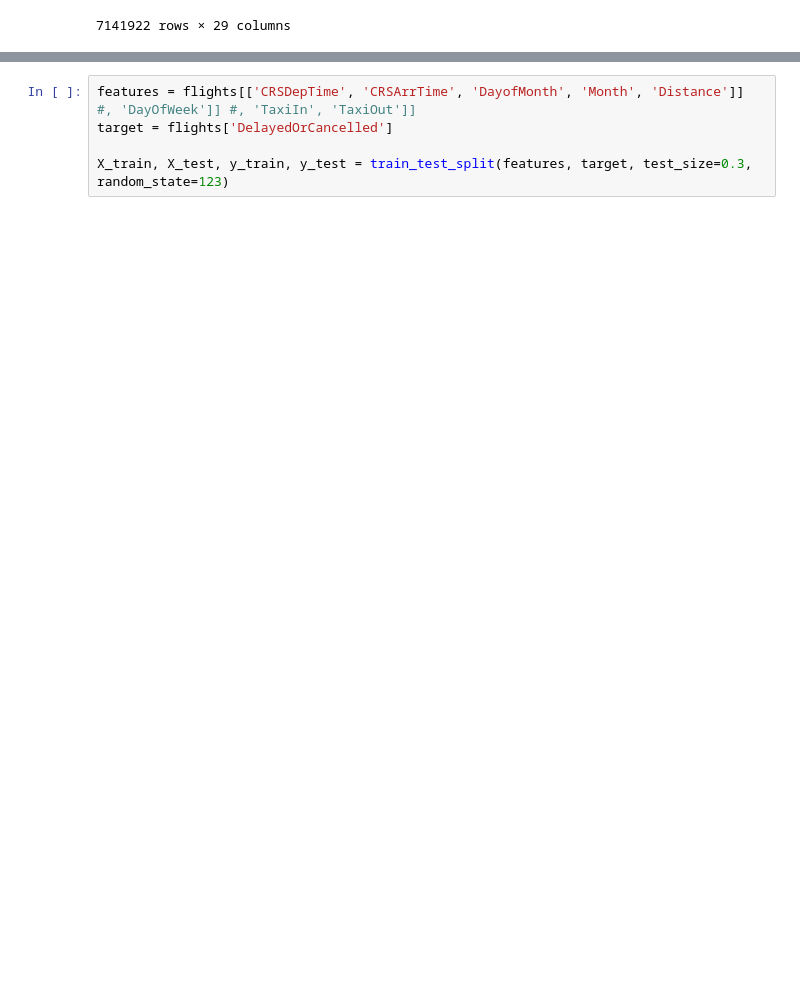
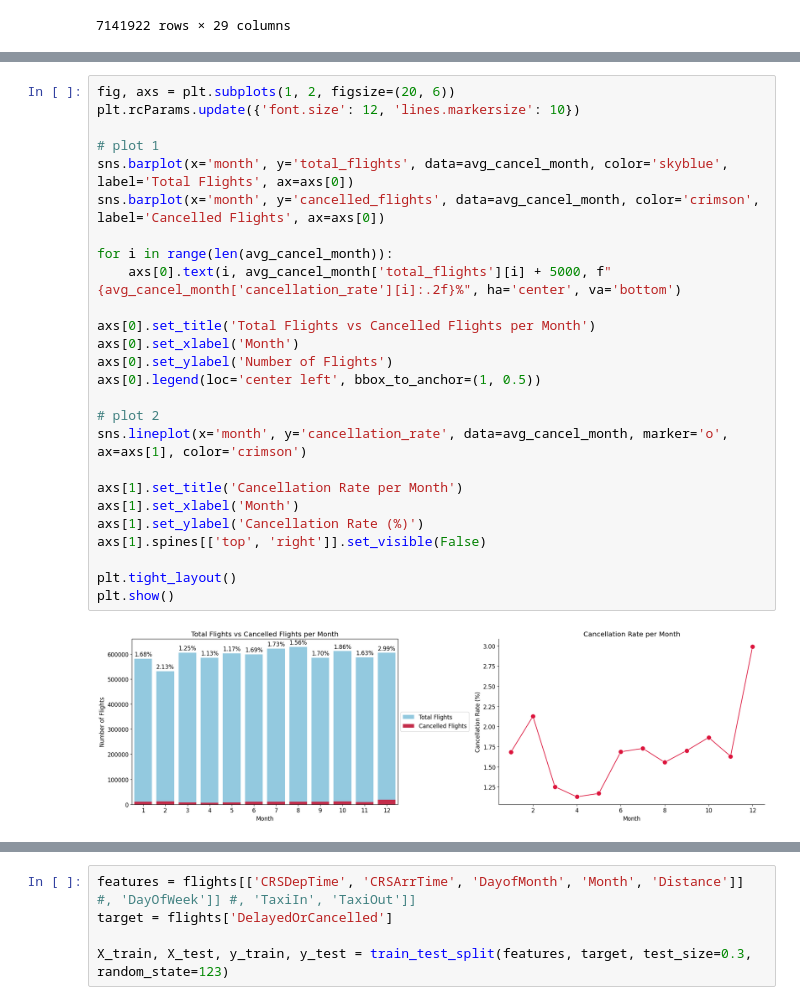
Before and after one commit to azrazainol/FlightData_LogisticRegression, a Jupyter notebook: STQD6324_Assignment_02.ipynb, the cells around one changed output, grey strips where cells are left out. Cells and saved outputs as stored; diff of their text form; blank space fills up the shorter version.

```diff
--- a/STQD6324_Assignment_02.ipynb
+++ b/STQD6324_Assignment_02.ipynb
@@ -35,0 +225,28 @@ flights
+# %%
+fig, axs = plt.subplots(1, 2, figsize=(20, 6))
+plt.rcParams.update({'font.size': 12, 'lines.markersize': 10})
+
+# plot 1
+sns.barplot(x='month', y='total_flights', data=avg_cancel_month, color='skyblue', label='Total Flights', ax=axs[0])
+sns.barplot(x='month', y='cancelled_flights', data=avg_cancel_month, color='crimson', label='Cancelled Flights', ax=axs[0])
+
+for i in range(len(avg_cancel_month)):
+    axs[0].text(i, avg_cancel_month['total_flights'][i] + 5000, f"{avg_cancel_month['cancellation_rate'][i]:.2f}%", ha='center', va='bottom')
+
+axs[0].set_title('Total Flights vs Cancelled Flights per Month')
+axs[0].set_xlabel('Month')
+axs[0].set_ylabel('Number of Flights')
+axs[0].legend(loc='center left', bbox_to_anchor=(1, 0.5))
+
+# plot 2
+sns.lineplot(x='month', y='cancellation_rate', data=avg_cancel_month, marker='o', ax=axs[1], color='crimson')
+
+axs[1].set_title('Cancellation Rate per Month')
+axs[1].set_xlabel('Month')
+axs[1].set_ylabel('Cancellation Rate (%)')
+axs[1].spines[['top', 'right']].set_visible(False)
+
+plt.tight_layout()
+plt.show()
+# %% [output]
+[figure, added]
```
Also changed, not shown: parts of 39 cells of this notebook.
